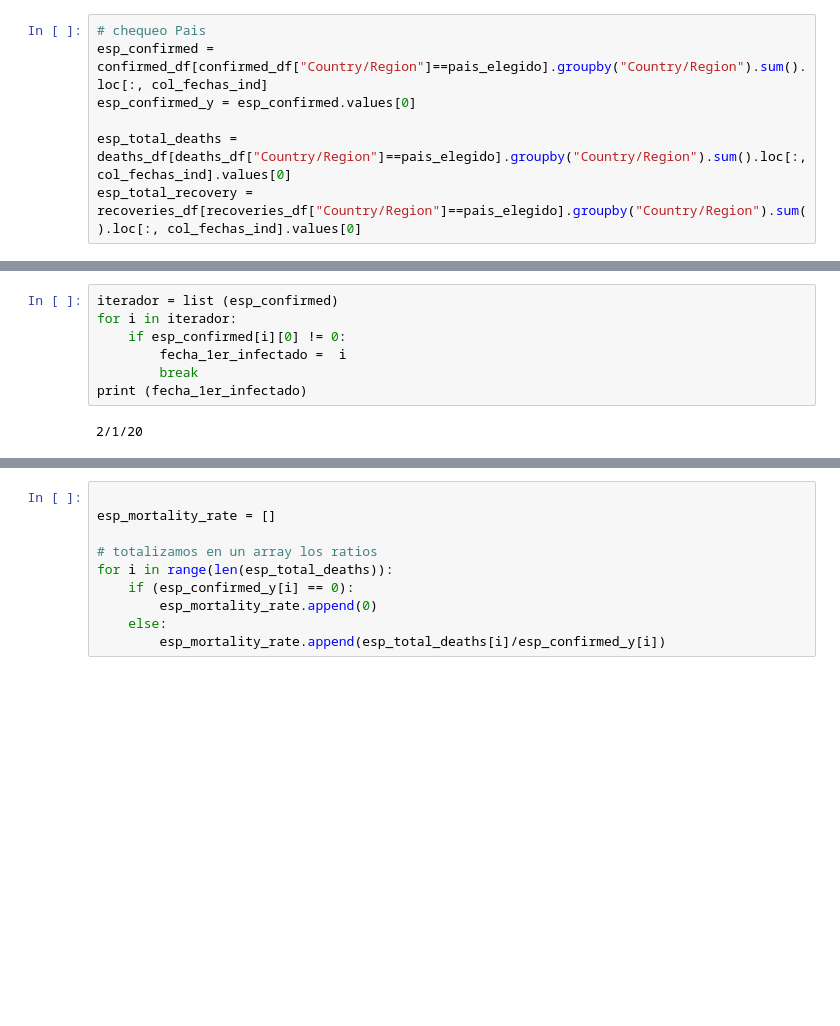
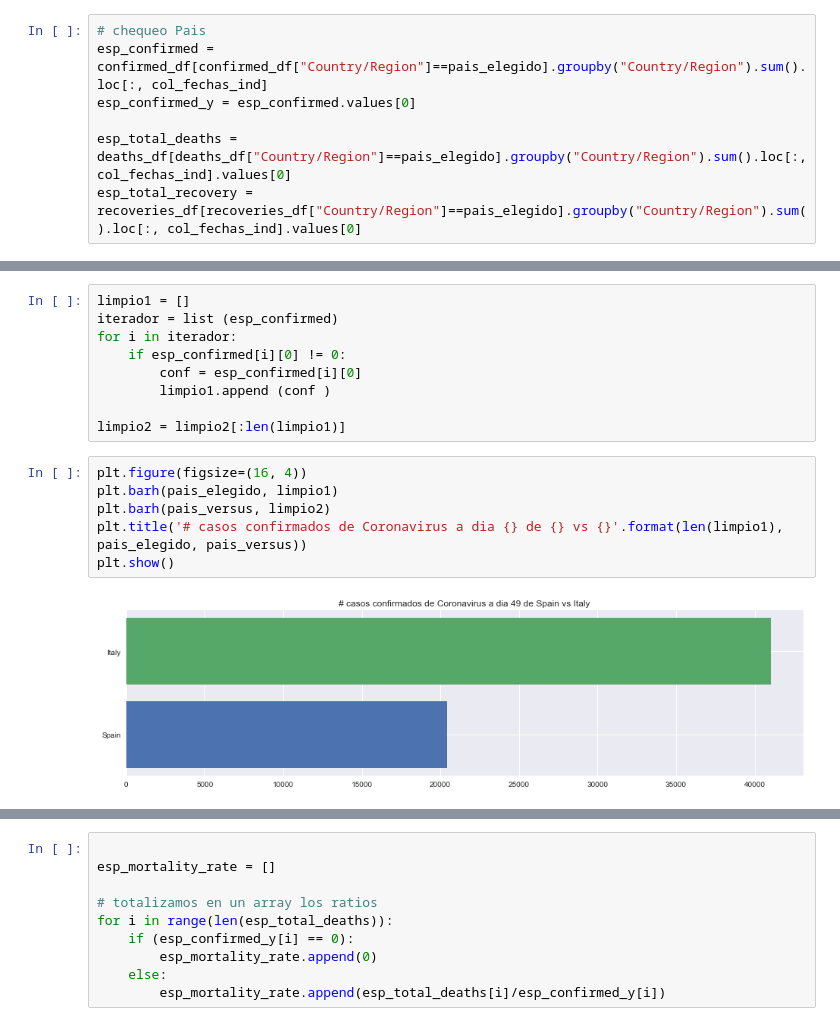
Before and after one commit to Zell0ss/SPA-Covid_Analysis, a Jupyter notebook: visualizacion COVID.ipynb, the cells around one changed output, grey strips where cells are left out. Cells and saved outputs as stored; diff of their text form; blank space fills up the shorter version.

```diff
--- a/visualizacion COVID.ipynb
+++ b/visualizacion COVID.ipynb
@@ -84,9 +108,17 @@ esp_total_recovery = recoveries_df[recoveries_df["Country/Region"]==pais_elegido
 # %%
+limpio1 = []
 iterador = list (esp_confirmed)
 for i in iterador:
     if esp_confirmed[i][0] != 0:
-        fecha_1er_infectado =  i
-        break
-print (fecha_1er_infectado)
+        conf = esp_confirmed[i][0]
+        limpio1.append (conf )
+
+limpio2 = limpio2[:len(limpio1)]
-# %% [output]
-2/1/20
+# %%
+plt.figure(figsize=(16, 4))
+plt.barh(pais_elegido, limpio1)
+plt.barh(pais_versus, limpio2)
+plt.title('# casos confirmados de Coronavirus a dia {} de {} vs {}'.format(len(limpio1), pais_elegido, pais_versus))
+plt.show()
+# %% [output]
+[figure, added]
```
Also changed, not shown: parts of 9 cells of this notebook.
